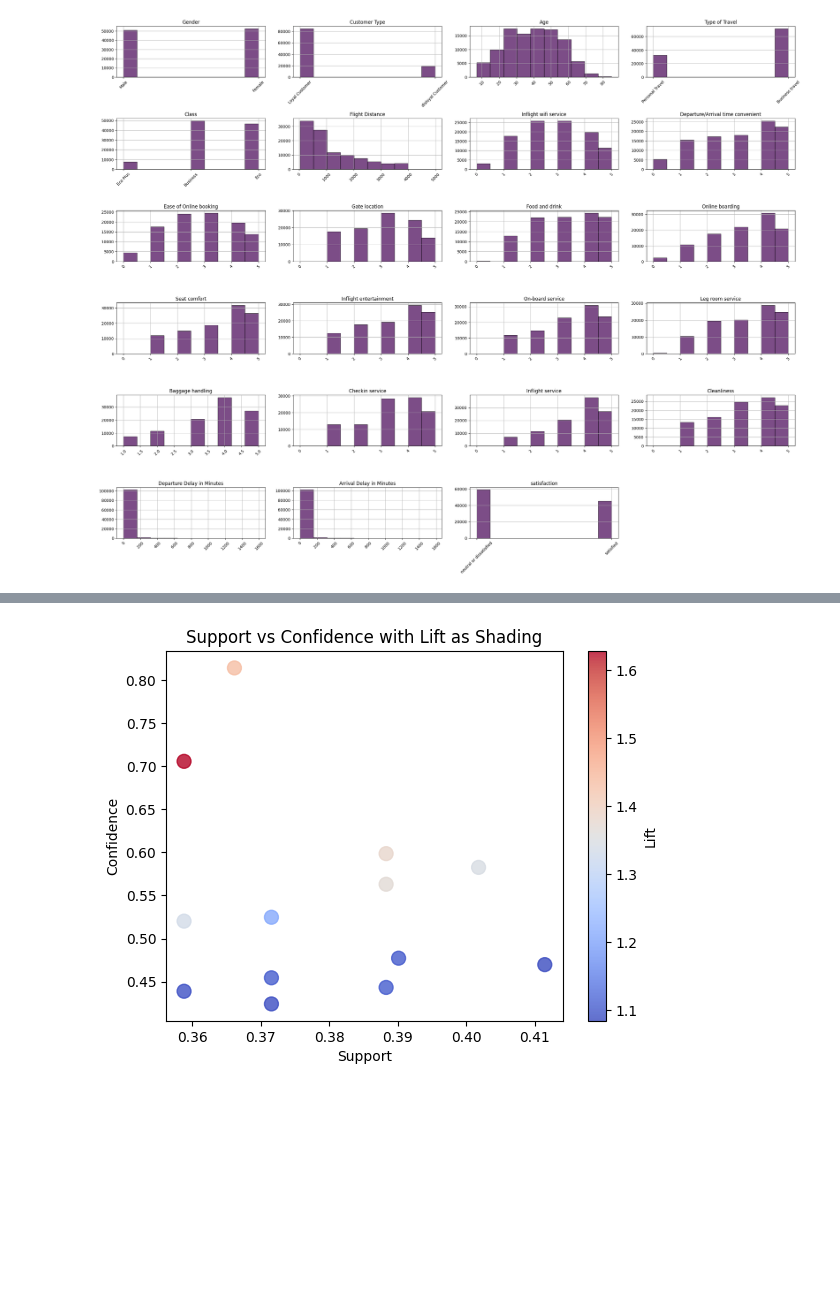
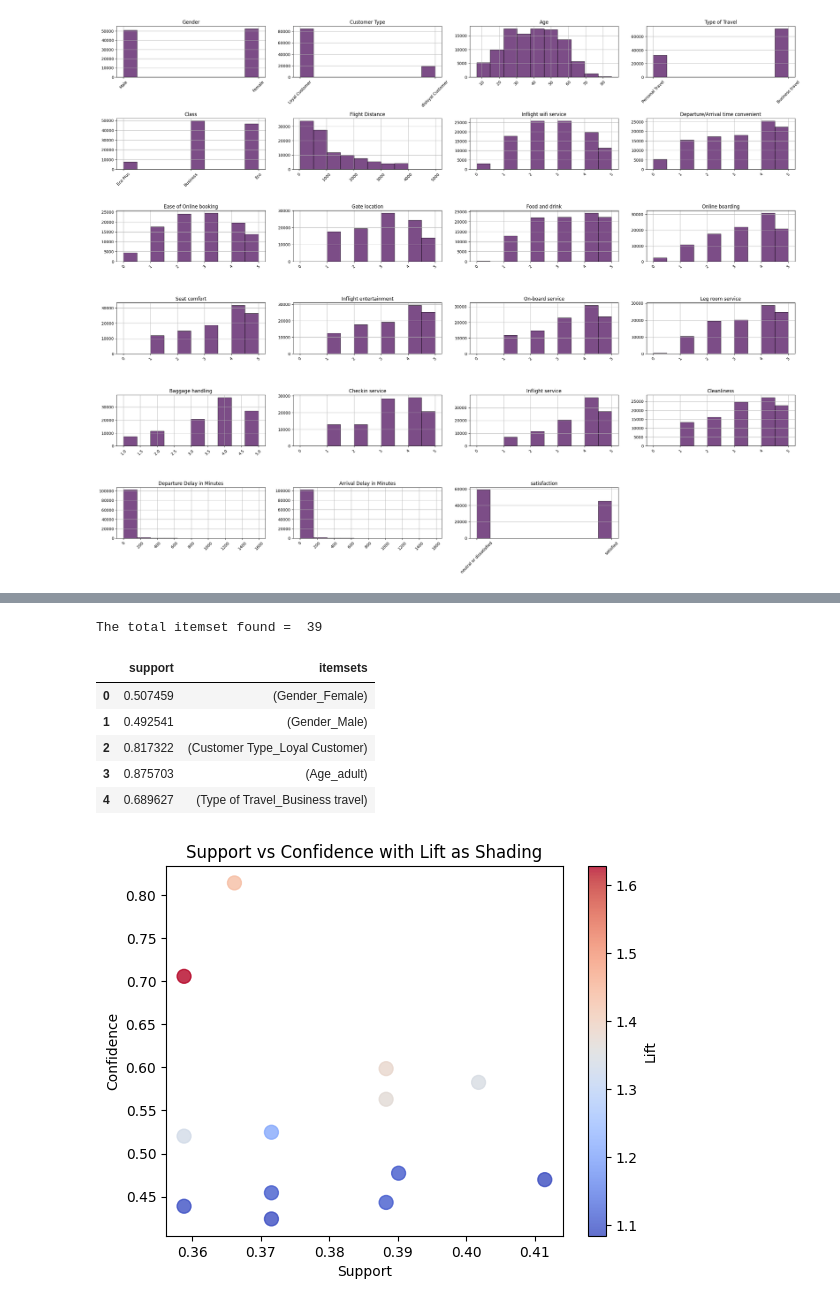
Before and after one commit to NouranHany/Airline-Satisfaction-Predictors, a Jupyter notebook: ModelPipelines/Apriori/Apriori.ipynb, the cells around one changed output, grey strips where cells are left out. Drawn from its saved outputs; the diff is of its cells as text; code cells hidden in the pictures; blank space fills up the shorter version.

```diff
--- a/ModelPipelines/Apriori/Apriori.ipynb
+++ b/ModelPipelines/Apriori/Apriori.ipynb
@@ -78,0 +80,11 @@ rules_df = association_rules(frequent_itemsets, metric="lift", min_threshold=1)
+# %%
+print("The total itemset found = ",len(frequent_itemsets))
+frequent_itemsets.head()
+# %% [output]
+The total itemset found =  39
+|  | support | itemsets |
+| 0 | 0.507459 | (Gender_Female) |
+| 1 | 0.492541 | (Gender_Male) |
+| 2 | 0.817322 | (Customer Type_Loyal Customer) |
+| 3 | 0.875703 | (Age_adult) |
+| 4 | 0.689627 | (Type of Travel_Business travel) |
```
Also changed, not shown: parts of 7 cells of this notebook, 1 other file.
